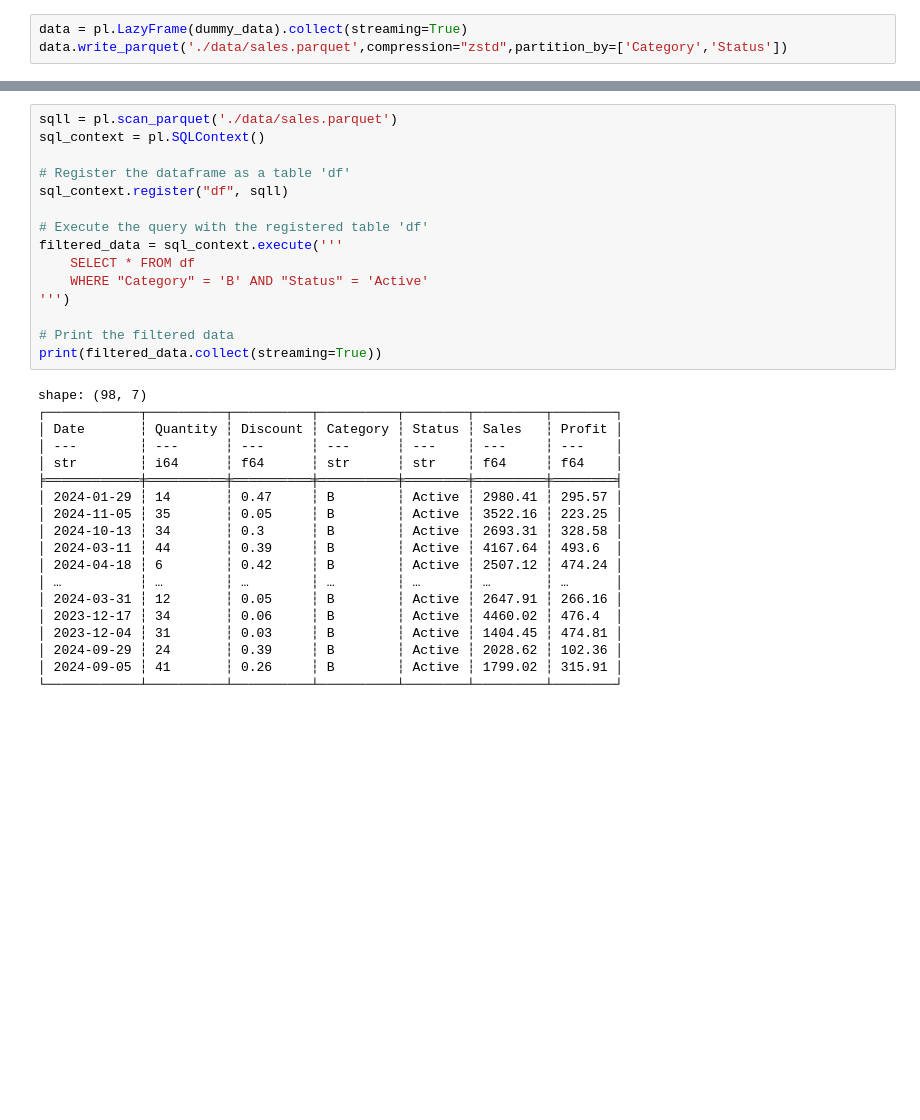
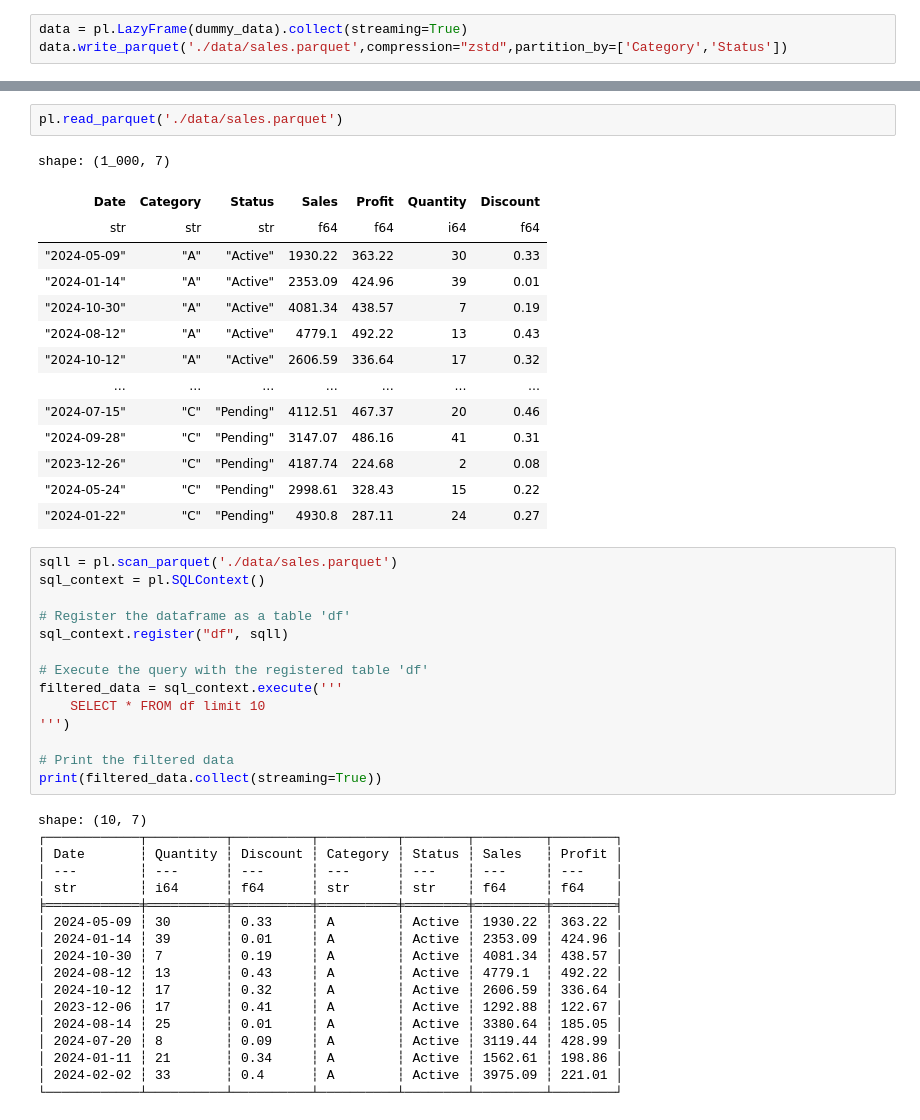
Before and after one commit to alifnurhadi/Database_API, a Jupyter notebook: testing_notes.ipynb, the cells around one changed output, grey strips where cells are left out. Saved outputs shown, nothing was run; the diff lists cells and outputs as text; blank space fills up the shorter version.

Commit message:
finalizing the read method API for db or parquet file

```diff
--- a/testing_notes.ipynb
+++ b/testing_notes.ipynb
@@ -58,3 +58,20 @@ shape: (98, 7)
+# %%
+pl.read_parquet('./data/sales.parquet')
+# %% [output]
+shape: (1_000, 7)
+| Date | Category | Status | Sales | Profit | Quantity | Discount |
+| str | str | str | f64 | f64 | i64 | f64 |
+| "2024-05-09" | "A" | "Active" | 1930.22 | 363.22 | 30 | 0.33 |
+| "2024-01-14" | "A" | "Active" | 2353.09 | 424.96 | 39 | 0.01 |
+| "2024-10-30" | "A" | "Active" | 4081.34 | 438.57 | 7 | 0.19 |
+| "2024-08-12" | "A" | "Active" | 4779.1 | 492.22 | 13 | 0.43 |
+| "2024-10-12" | "A" | "Active" | 2606.59 | 336.64 | 17 | 0.32 |
+| … | … | … | … | … | … | … |
+| "2024-07-15" | "C" | "Pending" | 4112.51 | 467.37 | 20 | 0.46 |
+| "2024-09-28" | "C" | "Pending" | 3147.07 | 486.16 | 41 | 0.31 |
+| "2023-12-26" | "C" | "Pending" | 4187.74 | 224.68 | 2 | 0.08 |
+| "2024-05-24" | "C" | "Pending" | 2998.61 | 328.43 | 15 | 0.22 |
+| "2024-01-22" | "C" | "Pending" | 4930.8 | 287.11 | 24 | 0.27 |
 # %%
 sqll = pl.scan_parquet('./data/sales.parquet')
 sql_context = pl.SQLContext()
@@ -64,28 +81,26 @@ sql_context.register("df", sqll)
 
 # Execute the query with the registered table 'df'
 filtered_data = sql_context.execute('''
-    SELECT * FROM df
-    WHERE "Category" = 'B' AND "Status" = 'Active'
+    SELECT * FROM df limit 10
 ''')
 
 # Print the filtered data
 print(filtered_data.collect(streaming=True))
 # %% [output]
-shape: (98, 7)
+shape: (10, 7)
 ┌────────────┬──────────┬──────────┬──────────┬────────┬─────────┬────────┐
 │ Date       ┆ Quantity ┆ Discount ┆ Category ┆ Status ┆ Sales   ┆ Profit │
 │ ---        ┆ ---      ┆ ---      ┆ ---      ┆ ---    ┆ ---     ┆ ---    │
 │ str        ┆ i64      ┆ f64      ┆ str      ┆ str    ┆ f64     ┆ f64    │
 ╞════════════╪══════════╪══════════╪══════════╪════════╪═════════╪════════╡
-│ 2024-01-29 ┆ 14       ┆ 0.47     ┆ B        ┆ Active ┆ 2980.41 ┆ 295.57 │
-│ 2024-11-05 ┆ 35       ┆ 0.05     ┆ B        ┆ Active ┆ 3522.16 ┆ 223.25 │
-│ 2024-10-13 ┆ 34       ┆ 0.3      ┆ B        ┆ Active ┆ 2693.31 ┆ 328.58 │
-│ 2024-03-11 ┆ 44       ┆ 0.39     ┆ B        ┆ Active ┆ 4167.64 ┆ 493.6  │
-│ 2024-04-18 ┆ 6        ┆ 0.42     ┆ B        ┆ Active ┆ 2507.12 ┆ 474.24 │
-│ …          ┆ …        ┆ …        ┆ …        ┆ …      ┆ …       ┆ …      │
-│ 2024-03-31 ┆ 12       ┆ 0.05     ┆ B        ┆ Active ┆ 2647.91 ┆ 266.16 │
-│ 2023-12-17 ┆ 34       ┆ 0.06     ┆ B        ┆ Active ┆ 4460.02 ┆ 476.4  │
-│ 2023-12-04 ┆ 31       ┆ 0.03     ┆ B        ┆ Active ┆ 1404.45 ┆ 474.81 │
-│ 2024-09-29 ┆ 24       ┆ 0.39     ┆ B        ┆ Active ┆ 2028.62 ┆ 102.36 │
-│ 2024-09-05 ┆ 41       ┆ 0.26     ┆ B        ┆ Active ┆ 1799.02 ┆ 315.91 │
+│ 2024-05-09 ┆ 30       ┆ 0.33     ┆ A        ┆ Active ┆ 1930.22 ┆ 363.22 │
+│ 2024-01-14 ┆ 39       ┆ 0.01     ┆ A        ┆ Active ┆ 2353.09 ┆ 424.96 │
+│ 2024-10-30 ┆ 7        ┆ 0.19     ┆ A        ┆ Active ┆ 4081.34 ┆ 438.57 │
+│ 2024-08-12 ┆ 13       ┆ 0.43     ┆ A        ┆ Active ┆ 4779.1  ┆ 492.22 │
+│ 2024-10-12 ┆ 17       ┆ 0.32     ┆ A        ┆ Active ┆ 2606.59 ┆ 336.64 │
+│ 2023-12-06 ┆ 17       ┆ 0.41     ┆ A        ┆ Active ┆ 1292.88 ┆ 122.67 │
+│ 2024-08-14 ┆ 25       ┆ 0.01     ┆ A        ┆ Active ┆ 3380.64 ┆ 185.05 │
+│ 2024-07-20 ┆ 8        ┆ 0.09     ┆ A        ┆ Active ┆ 3119.44 ┆ 428.99 │
+│ 2024-01-11 ┆ 21       ┆ 0.34     ┆ A        ┆ Active ┆ 1562.61 ┆ 198.86 │
+│ 2024-02-02 ┆ 33       ┆ 0.4      ┆ A        ┆ Active ┆ 3975.09 ┆ 221.01 │
 └────────────┴──────────┴──────────┴──────────┴────────┴─────────┴────────┘
```
Also changed, not shown: parts of 6 cells of this notebook, 12 other files.
